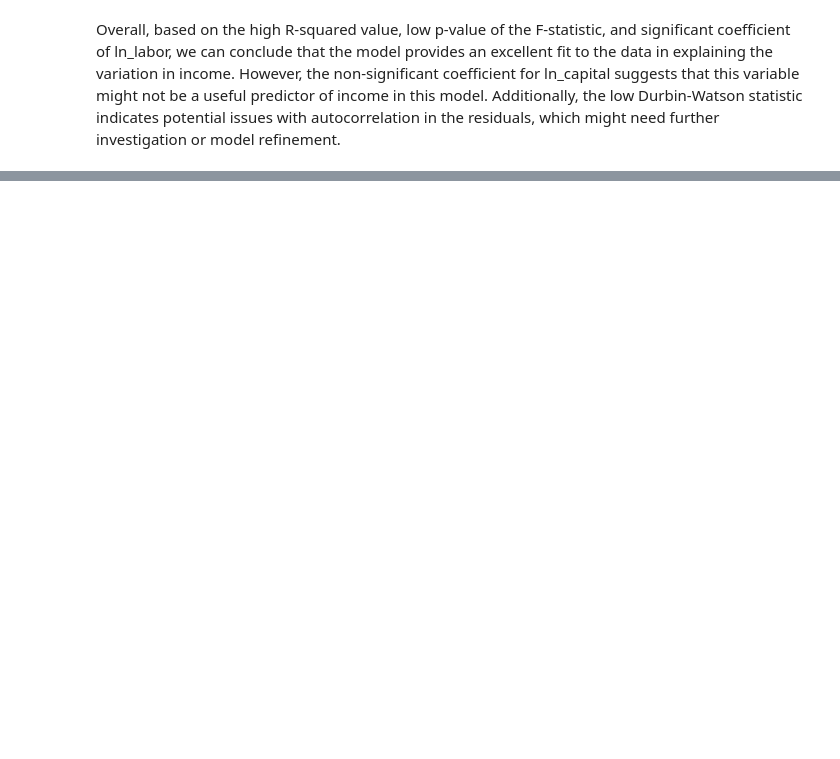
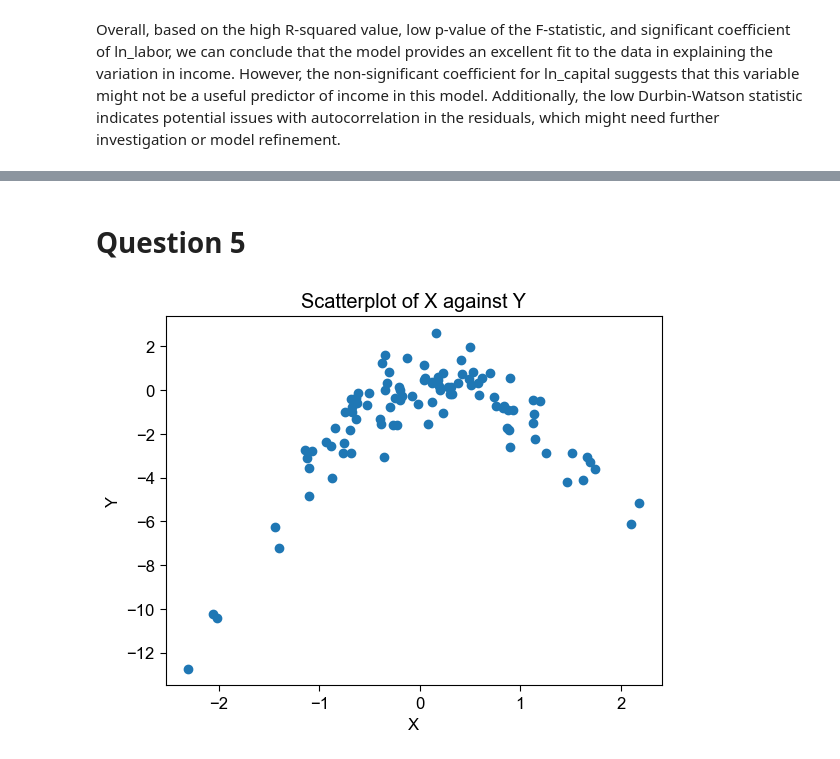
Before and after one commit to moleh13/EC48E, a Jupyter notebook: PS03.ipynb, the cells around one changed output, grey strips where cells are left out. Saved outputs shown, nothing was run; the diff lists cells and outputs as text; code cells hidden in the pictures; blank space fills up the shorter version.

```diff
--- a/PS03.ipynb
+++ b/PS03.ipynb
@@ -145,0 +835,15 @@ for mc in range(MC):
+# %% [markdown]
+# Question 5
+# %%
+np.random.seed(1)
+x = np.random.normal(size=100)
+y = x - 2 * x**2 + np.random.normal(size=100)
+
+# Create a scatterplot of X against Y.
+plt.scatter(x, y)
+plt.xlabel('X')
+plt.ylabel('Y')
+plt.title('Scatterplot of X against Y')
+plt.show()
+# %% [output]
+[figure, added]
```
Also changed, not shown: parts of 37 cells of this notebook, 3 other files.
